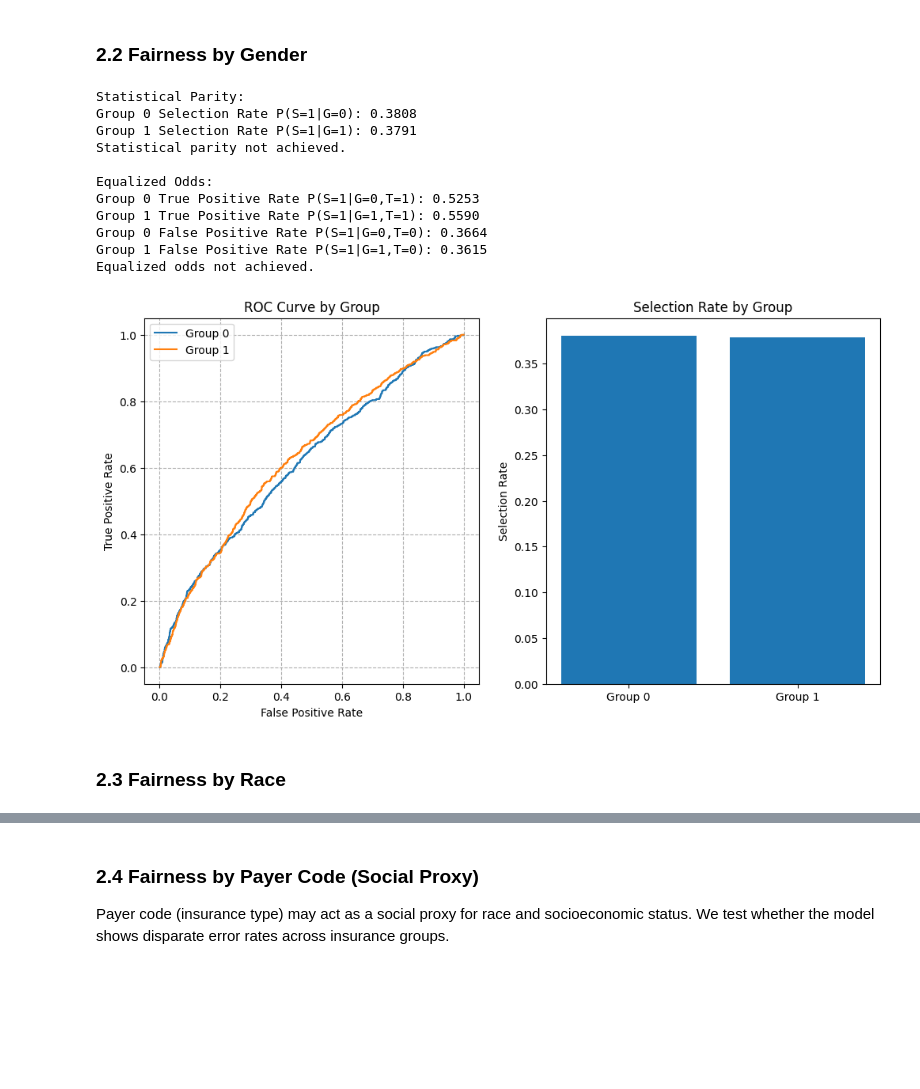
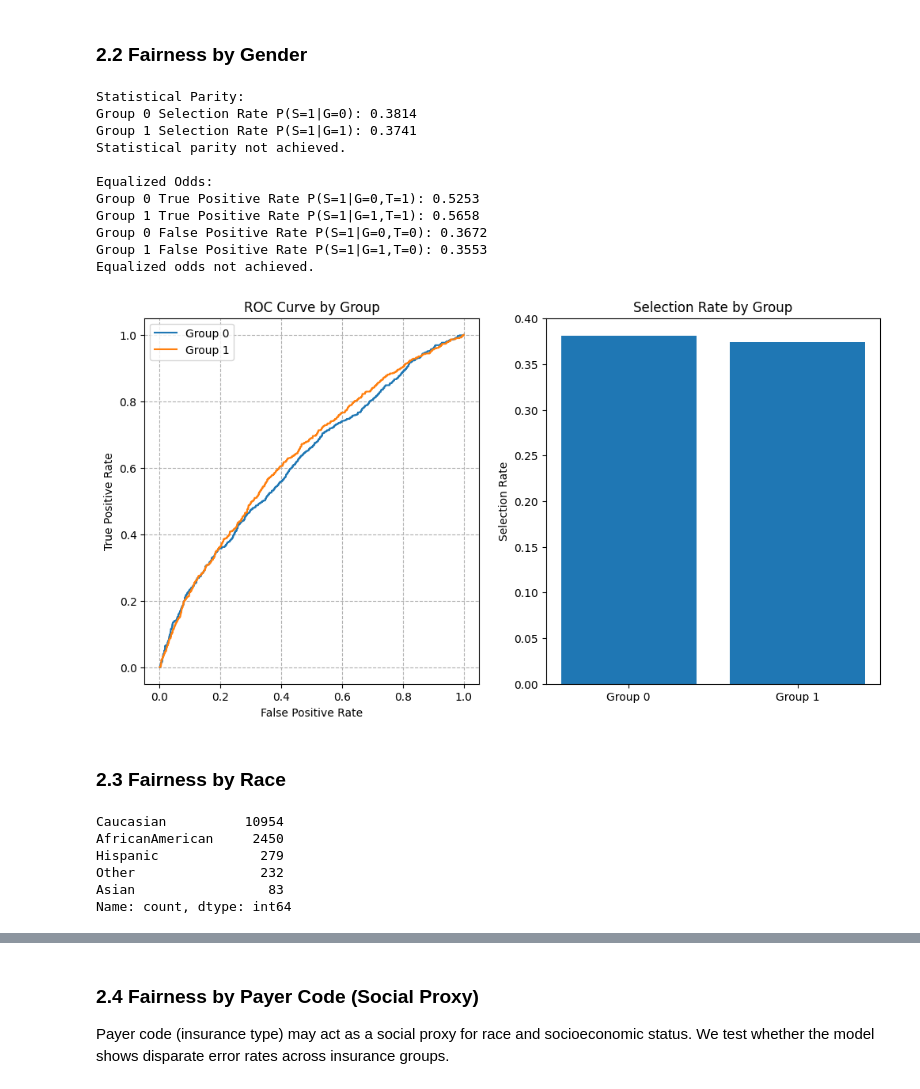
Before and after one commit to sanderengel/afae_exam_project, a Jupyter notebook: Fairness_analysis.ipynb, the cells around one changed output, grey strips where cells are left out. Saved outputs shown, nothing was run; the diff lists cells and outputs as text; code cells hidden in the pictures; blank space fills up the shorter version.

```diff
--- a/Fairness_analysis.ipynb
+++ b/Fairness_analysis.ipynb
@@ -97,8 +99,8 @@ log_reg = get_log_reg_pipeline()
 log_reg.fit(X_train, y_train)
 
 # Predict on test set
-log_reg_y_pred = log_reg.predict(X_test)
+y_pred = log_reg.predict(X_test)
 
 # Evaluate
-print_classification_results(y_test, log_reg_y_pred)
+print_classification_results(y_test, y_pred)
 # %% [output]
@@ -262,44 +262,46 @@ def plot_fairness_by_group(fairness_metrics, scores_test, group_values, title="G
 ### 2.2 Fairness by Gender
 # %%
 # Get test scores and make selections
-log_reg_scores_test = get_scores_test(log_reg, X_test)
-log_reg_selections = make_selection(log_reg_scores_test)
-log_reg_fairness_metrics = evaluate_fairness(log_reg_selections, y_test, group_test)
+log_reg_scores = get_scores_test(log_reg, X_test)
+log_reg_fairness_metrics = evaluate_fairness(y_pred, y_test, group_test)
 print_fairness_overiew(log_reg_fairness_metrics)
-plot_fairness_metrics(log_reg_fairness_metrics, log_reg_scores_test)
+plot_fairness_metrics(log_reg_fairness_metrics, log_reg_scores)
 # %% [output]
 Statistical Parity:
-Group 0 Selection Rate P(S=1|G=0): 0.3808
-Group 1 Selection Rate P(S=1|G=1): 0.3791
+Group 0 Selection Rate P(S=1|G=0): 0.3814
+Group 1 Selection Rate P(S=1|G=1): 0.3741
 Statistical parity not achieved.
 
 Equalized Odds:
 Group 0 True Positive Rate P(S=1|G=0,T=1): 0.5253
-Group 1 True Positive Rate P(S=1|G=1,T=1): 0.5590
-Group 0 False Positive Rate P(S=1|G=0,T=0): 0.3664
-Group 1 False Positive Rate P(S=1|G=1,T=0): 0.3615
+Group 1 True Positive Rate P(S=1|G=1,T=1): 0.5658
+Group 0 False Positive Rate P(S=1|G=0,T=0): 0.3672
+Group 1 False Positive Rate P(S=1|G=1,T=0): 0.3553
 Equalized odds not achieved.
-[figure, old version]
+[figure, new version]
 # %% [markdown]
 ### 2.3 Fairness by Race
 # %%
-race_columns = [
-    "race_Asian",
-    "race_AfricanAmerican",
-    "race_Hispanic",
-    "race_Other"
-]
-
 def get_race(row):
-    if row["race_Asian"] == 1:
+    if row["race_AfricanAmerican"] == 1:
+        return "AfricanAmerican"
+    elif row["race_Asian"] == 1:
         return "Asian"
-    elif row["race_AfricanAmerican"] == 1:
-        return "AfricanAmerican"
     elif row["race_Hispanic"] == 1:
         return "Hispanic"
     elif row["race_Other"] == 1:
         return "Other"
+    elif row["race_Unknown"] == 1:
+        return "Unknown"
     else:
         return "Caucasian"
 
 race_test = X_test.apply(get_race, axis=1)
+print(race_test.value_counts())
+# %% [output]
+Caucasian          10954
+AfricanAmerican     2450
+Hispanic             279
+Other                232
+Asian                 83
+Name: count, dtype: int64
```
Also changed, not shown: parts of 44 cells of this notebook.
